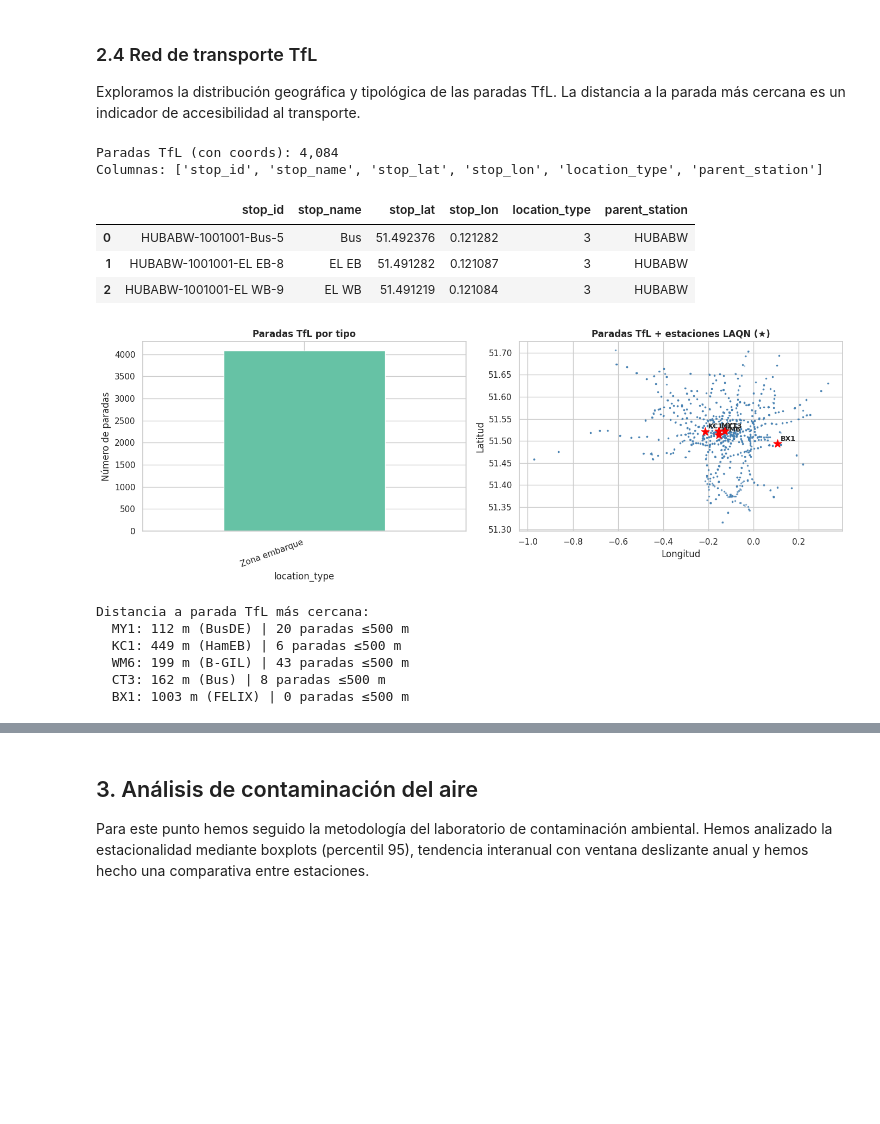
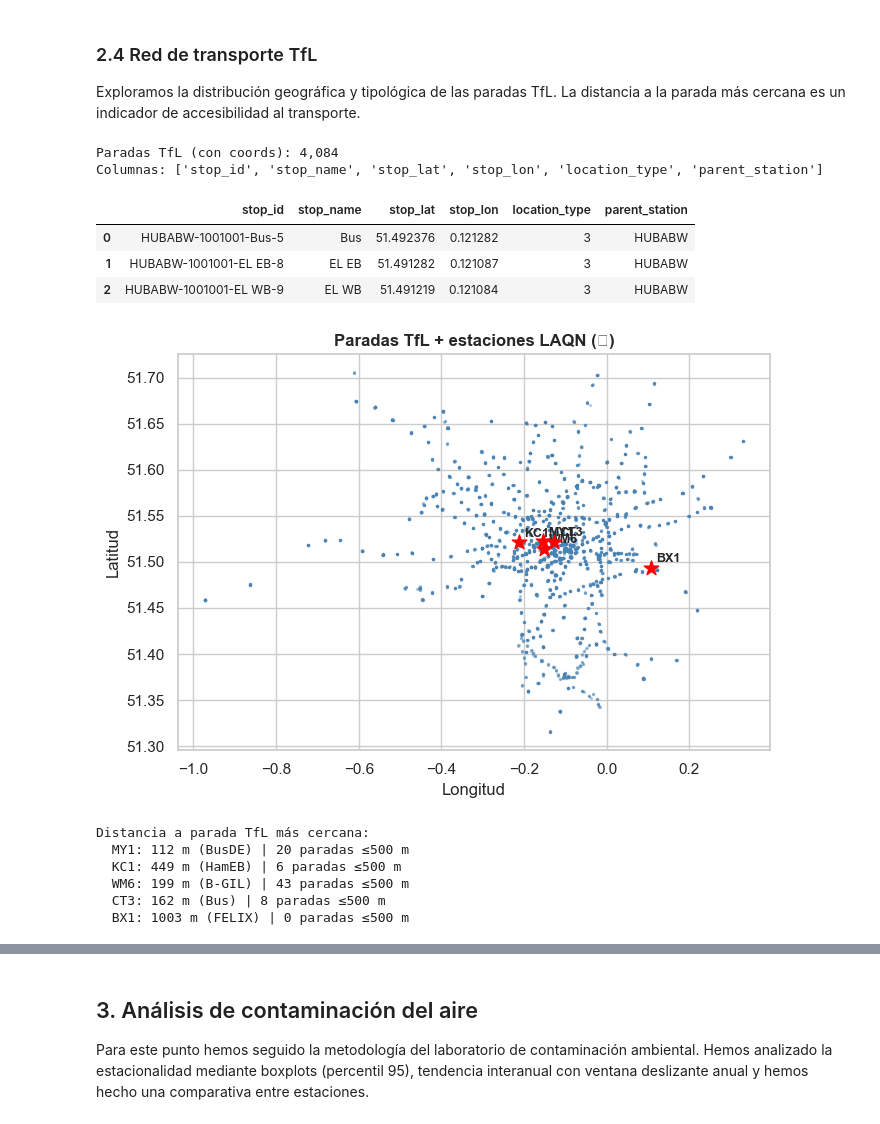
Before and after one commit to Carlossanarr/Trabajo-final-Ciudades-inteligentes, a Jupyter notebook: Ciudades-TrabajoFinal.ipynb, the cells around one changed output, grey strips where cells are left out. Cells and saved outputs as stored; diff of their text form; code cells hidden in the pictures; blank space fills up the shorter version.

```diff
--- a/Ciudades-TrabajoFinal.ipynb
+++ b/Ciudades-TrabajoFinal.ipynb
@@ -375,64 +437,54 @@ print(f'Paradas TfL (con coords): {len(stops):,}')
 print(f'Columnas: {stops.columns.tolist()}')
 display(stops.head(3))
 
-lt_map = {0:'Parada/Terminal', 1:'Hub principal', 2:'Entrada', 3:'Zona embarque'}
-type_counts = stops['location_type'].value_counts().rename(index=lt_map)
-
-fig, axes = plt.subplots(1, 2, figsize=(14, 5))
-type_counts.plot(kind='bar', ax=axes[0],
-                 color=sns.color_palette('Set2', len(type_counts)), edgecolor='white')
-axes[0].set_title('Paradas TfL por tipo', fontweight='bold')
-axes[0].set_ylabel('Número de paradas')
-axes[0].set_xticklabels(axes[0].get_xticklabels(), rotation=20, ha='right')
-
-axes[1].scatter(stops['stop_lon'], stops['stop_lat'], alpha=0.3, s=2,
+fig, ax = plt.subplots(1, 1, figsize=(7, 5))
+ax.scatter(stops['stop_lon'], stops['stop_lat'], alpha=0.3, s=2,
                 color='steelblue', label='Paradas TfL')
 for s, info in STATION_INFO.items():
-    axes[1].scatter(info['lon'], info['lat'], color='red', s=120,
+    ax.scatter(info['lon'], info['lat'], color='red', s=120,
                     zorder=6, marker='*')
-    axes[1].annotate(s, (info['lon'], info['lat']),
+    ax.annotate(s, (info['lon'], info['lat']),
                      textcoords='offset points', xytext=(4,4), fontsize=9, fontweight='bold')
-axes[1].set_title('Paradas TfL + estaciones LAQN (★)', fontweight='bold')
-axes[1].set_xlabel('Longitud'); axes[1].set_ylabel('Latitud')
+ax.set_title('Paradas TfL + estaciones LAQN (★)', fontweight='bold')
+ax.set_xlabel('Longitud'); ax.set_ylabel('Latitud')
 plt.tight_layout()
 plt.savefig(f'{DASH_DIR}/img/fig_tfl_geo.png', bbox_inches='tight')
 plt.show()
 
 print('Distancia a parada TfL más cercana:')
 for s, info in STATION_INFO.items():
     dists = haversine(info['lat'], info['lon'],
                       stops['stop_lat'].values, stops['stop_lon'].values)
     idx = np.argmin(dists)
     n500 = int((dists<=500).sum())
     print(f'  {s}: {dists[idx]:.0f} m ({stops.iloc[idx]["stop_name"]}) | {n500} paradas ≤500 m')
 
-# ── Mapa interactivo — MarkerCluster de hubs TfL (estilo lab_movilidad) ──────
+# ── Mapa interactivo — Paradas TfL y estaciones LAQN ──────
 map_tfl_mc = folium.Map(location=[51.505, -0.105], zoom_start=11,
                         tiles='CartoDB positron')
-mc_tfl = MarkerCluster(name='Hubs TfL').add_to(map_tfl_mc)
-for _, row in gtfs_stations.head(300).iterrows():
+for _, row in stops.head(500).iterrows():  # Usar stops en lugar de gtfs_stations, y aumentar a 500
     if pd.notna(row['stop_lat']) and pd.notna(row['stop_lon']):
         folium.Marker(
             location=[row['stop_lat'], row['stop_lon']],
             popup=str(row['stop_name'])[:50],
             icon=folium.Icon(color='blue', icon='train', prefix='fa')
-        ).add_to(mc_tfl)
+        ).add_to(map_tfl_mc)
 for s, info in STATION_INFO.items():
     folium.Marker(
         location=[info['lat'], info['lon']],
         popup=f'{s} - {info["name"]}',
-        icon=folium.Icon(color='red', icon='tint', prefix='fa'),
+        icon=folium.Icon(color='red', icon='cloud', prefix='fa'),
         tooltip=s
     ).add_to(map_tfl_mc)
 map_tfl_mc
 # %% [output]
 Paradas TfL (con coords): 4,084
 Columnas: ['stop_id', 'stop_name', 'stop_lat', 'stop_lon', 'location_type', 'parent_station']
 |  | stop_id | stop_name | stop_lat | stop_lon | location_type | parent_station |
 | 0 | HUBABW-1001001-Bus-5 | Bus | 51.492376 | 0.121282 | 3 | HUBABW |
 | 1 | HUBABW-1001001-EL EB-8 | EL EB | 51.491282 | 0.121087 | 3 | HUBABW |
 | 2 | HUBABW-1001001-EL WB-9 | EL WB | 51.491219 | 0.121084 | 3 | HUBABW |
-[figure, old version]
+[figure, new version]
 Distancia a parada TfL más cercana:
   MY1: 112 m (BusDE) | 20 paradas ≤500 m
   KC1: 449 m (HamEB) | 6 paradas ≤500 m
```
Also changed, not shown: parts of 14 cells of this notebook, 28 other files.
